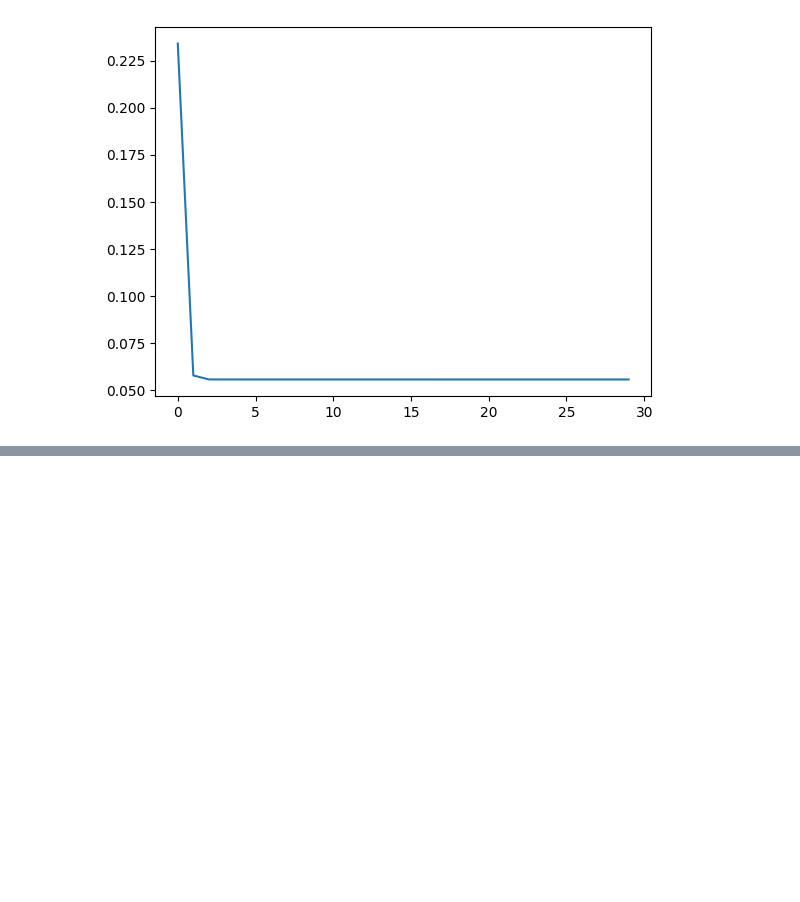
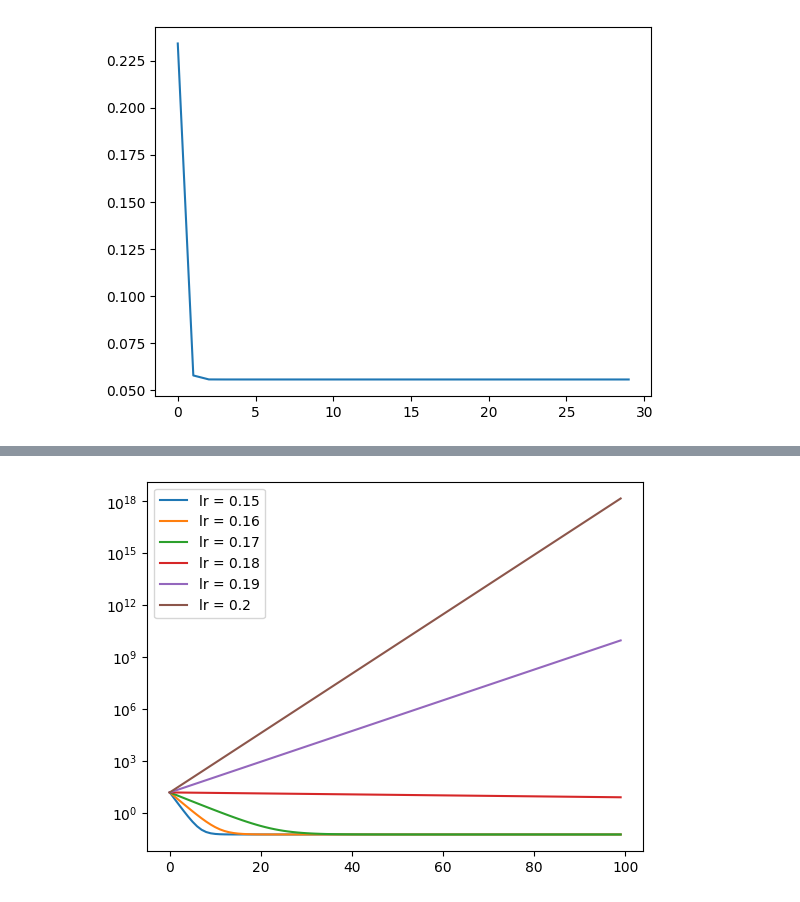
Before and after one commit to nothd7561/linear-regression-from-scratch, a Jupyter notebook: lin_reg_scratch.ipynb, the cells around one changed output, grey strips where cells are left out. Saved outputs shown, nothing was run; the diff lists cells and outputs as text; code cells hidden in the pictures; blank space fills up the shorter version.

Commit message:
tested different rates plotted mse

```diff
--- a/lin_reg_scratch.ipynb
+++ b/lin_reg_scratch.ipynb
@@ -283,0 +283,9 @@ test1 = gradient_descent(x_array, y_array,)
+# %%
+rates1 = [0.15,.16,.17,.18,.19,.2]
+
+for rate in rates1:
+  slopp1, interr1, historyy1 = gradient_descent(x_array, y_array, rate, 100)
+  ax = sns.lineplot(x=range(len(historyy1)), y=historyy1, label=f"lr = {rate}")
+  ax.set_yscale("log")
+# %% [output]
+[figure, added]
```
Also changed, not shown: parts of 2 cells of this notebook.
